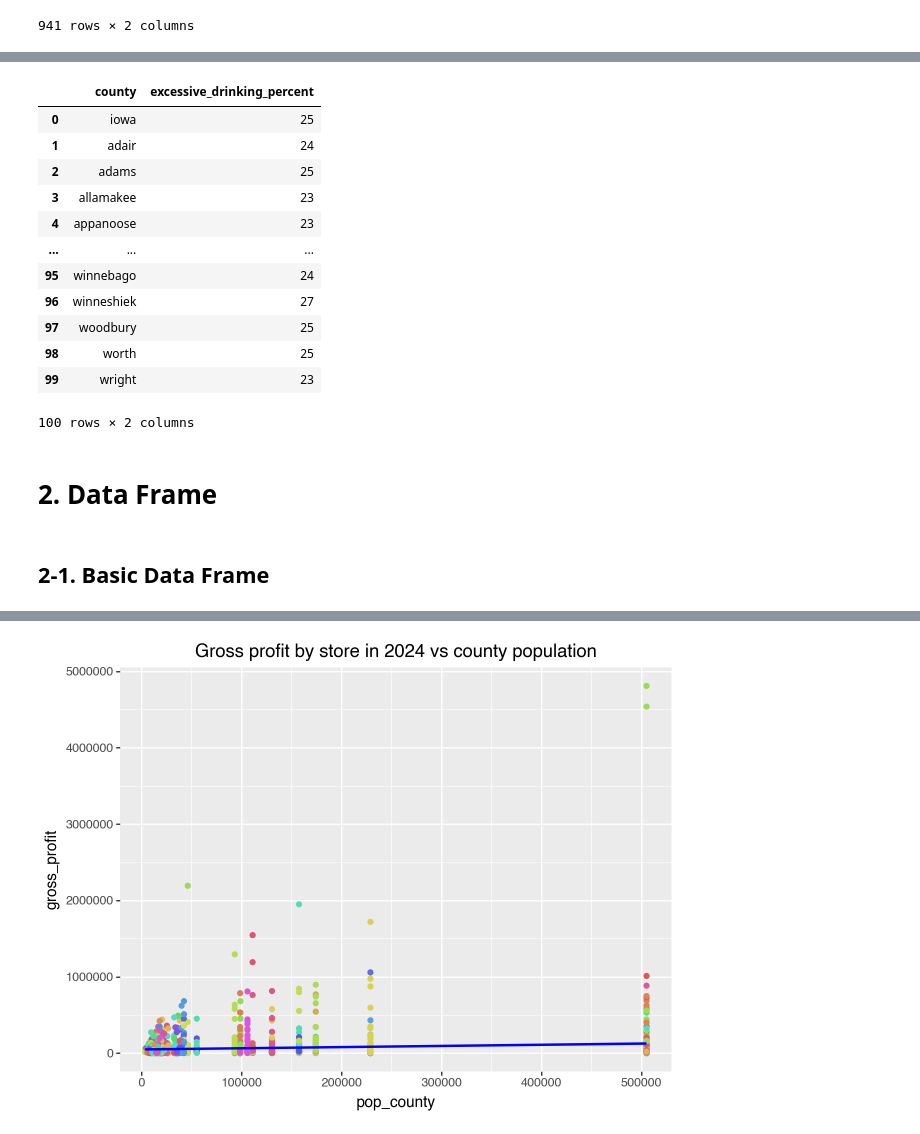
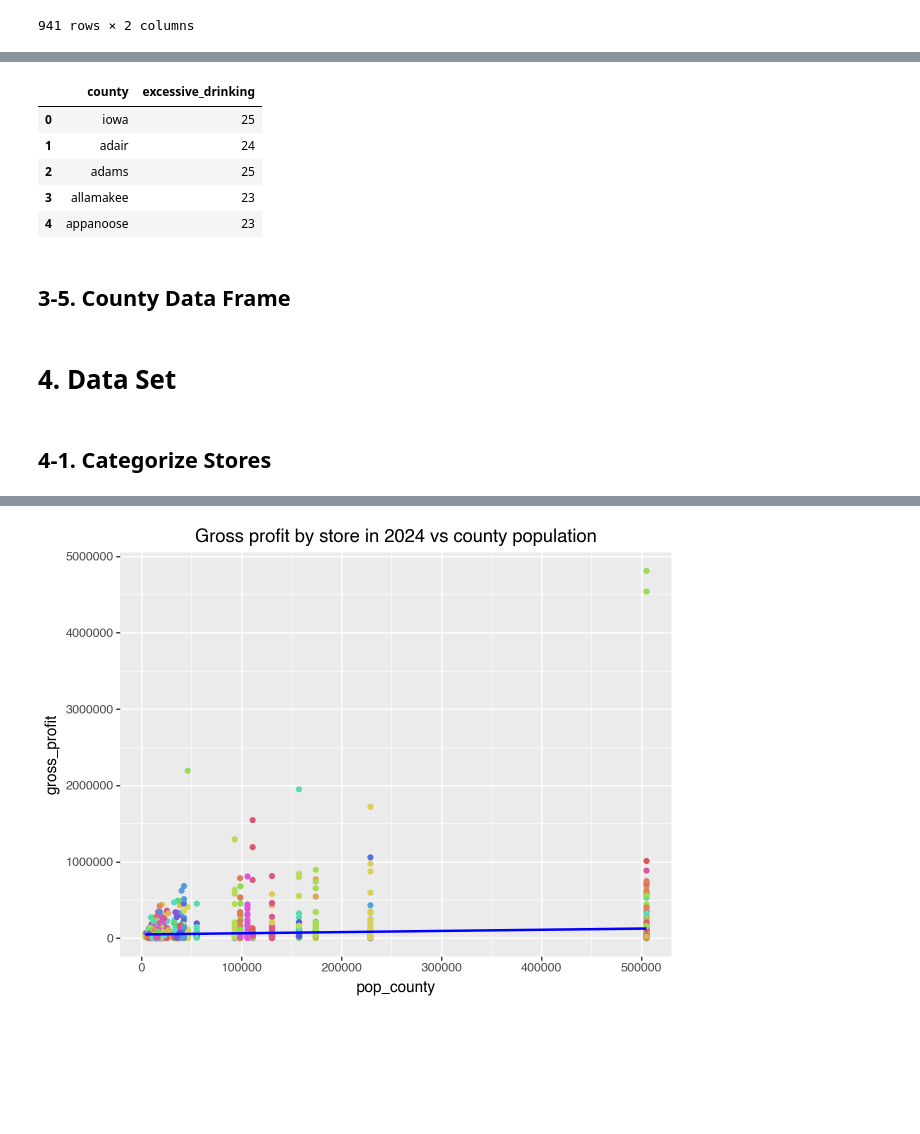
Before and after one commit to advanced-computing/fred-naga-lab2, a Jupyter notebook: iowa_liquor_naga.ipynb, the cells around one changed output, grey strips where cells are left out. Saved outputs shown, nothing was run; the diff lists cells and outputs as text; code cells hidden in the pictures; blank space fills up the shorter version.

```diff
--- a/iowa_liquor_naga.ipynb
+++ b/iowa_liquor_naga.ipynb
@@ -294,24 +370,19 @@ WARNING:root:Requests made without an app_token will be subject to strict thrott
 # %%
 df_drinking = pd.read_csv('data/excessive_drinking.csv')
 df_drinking.columns = df_drinking.columns.str.lower()
 df_drinking.rename(columns={
-    'county value**': 'excessive_drinking_percent',
+    'county value**': 'excessive_drinking',
 }, inplace=True)
 df_drinking['county'] = df_drinking['county'].str.lower()
-df_drinking['excessive_drinking_percent'] = df_drinking['excessive_drinking_percent'].str[:2]
-df_drinking = df_drinking[['county', 'excessive_drinking_percent']]
-df_drinking
+df_drinking['excessive_drinking'] = df_drinking['excessive_drinking'].str[:2]
+df_drinking = df_drinking[['county', 'excessive_drinking']]
+df_drinking.head()
 # %% [output]
-|  | county | excessive_drinking_percent |
+|  | county | excessive_drinking |
 | 0 | iowa | 25 |
 | 1 | adair | 24 |
 | 2 | adams | 25 |
 | 3 | allamakee | 23 |
 | 4 | appanoose | 23 |
-| ... | ... | ... |
-| 95 | winnebago | 24 |
-| 96 | winneshiek | 27 |
-| 97 | woodbury | 25 |
-| 98 | worth | 25 |
-| 99 | wright | 23 |
-100 rows × 2 columns
+# %% [markdown]
+## 3-5. County Data Frame
@@ -318,4 +398,4 @@ df_drinking
 # %% [markdown]
-# 2. Data Frame
+# 4. Data Set
-# %% [markdown]
-## 2-1. Basic Data Frame
+# %% [markdown]
+## 4-1. Categorize Stores
```
Also changed, not shown: parts of 40 cells of this notebook, 8 other files.
